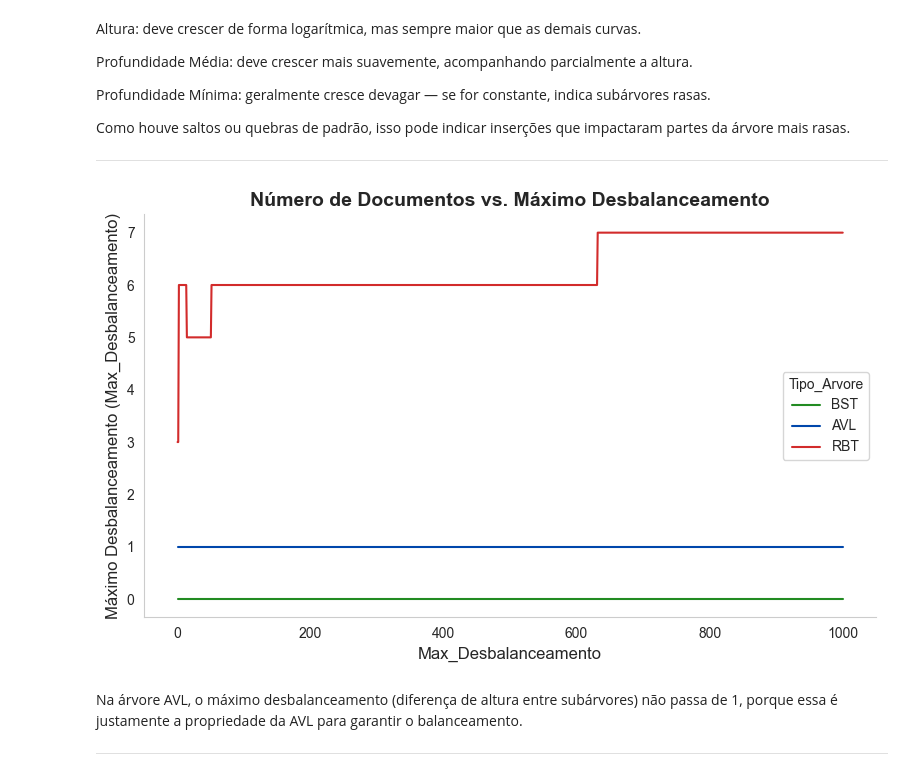
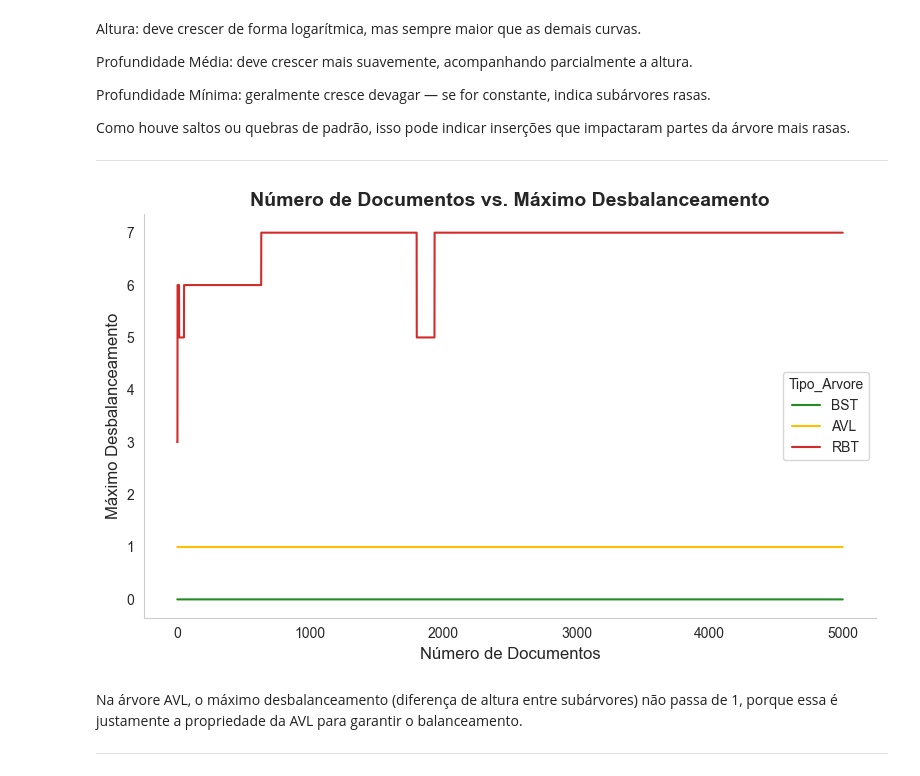
Before and after one commit to JaimeWillianCarneiro/projetofinal-ed, a Jupyter notebook: docs/allstats.ipynb, the cells around one changed output. Saved outputs shown, nothing was run; the diff lists cells and outputs as text; code cells hidden in the pictures.

```diff
--- a/docs/allstats.ipynb
+++ b/docs/allstats.ipynb
@@ -12,7 +12,7 @@ def plotTreesLines(df, x, y, x_label, y_label, title):
     sns.set_style("whitegrid")
 
     # Criar a figura
-    palette = ["#228B22", "#0047AB", "#D22B2B"]
+    palette = ["#228B22", "#FFBF00", "#D22B2B"]
     plt.figure(figsize=(8, 5))
     sns.lineplot(data=df, x=x, y=y, hue="Tipo_Arvore", palette=palette)
 
@@ -31,9 +31,9 @@ def plotTreesLines(df, x, y, x_label, y_label, title):
     # Mostrar o gráfico
     plt.show()
 # %%
-BST_df = pd.read_csv('bst.csv')
-AVL_df = pd.read_csv('avl.csv')
-RBT_df = pd.read_csv('rbt.csv')
+BST_df = pd.read_csv('bst5000.csv')
+AVL_df = pd.read_csv('avl5000.csv')
+RBT_df = pd.read_csv('rbt5000.csv')
 
 df = pd.concat([BST_df, AVL_df, RBT_df])
 df
@@ -294,9 +294,9 @@ Como houve saltos ou quebras de padrão, isso pode indicar inserções que impac
 
 ---
 # %%
-plotTreesLines(df, 'Num_Docs', 'Max_Desbalanceamento', 'Max_Desbalanceamento', 'Máximo Desbalanceamento (Max_Desbalanceamento)', 'Número de Documentos vs. Máximo Desbalanceamento')
+plotTreesLines(df, 'Num_Docs', 'Max_Desbalanceamento', 'Número de Documentos', 'Máximo Desbalanceamento', 'Número de Documentos vs. Máximo Desbalanceamento')
 # %% [output]
-[figure, old version]
+[figure, new version]
 # %% [markdown]
 Na árvore AVL, o máximo desbalanceamento (diferença de altura entre subárvores) não passa de 1, porque essa é justamente a propriedade da AVL para garantir o balanceamento.
 
```
Also changed, not shown: parts of 21 cells of this notebook.
